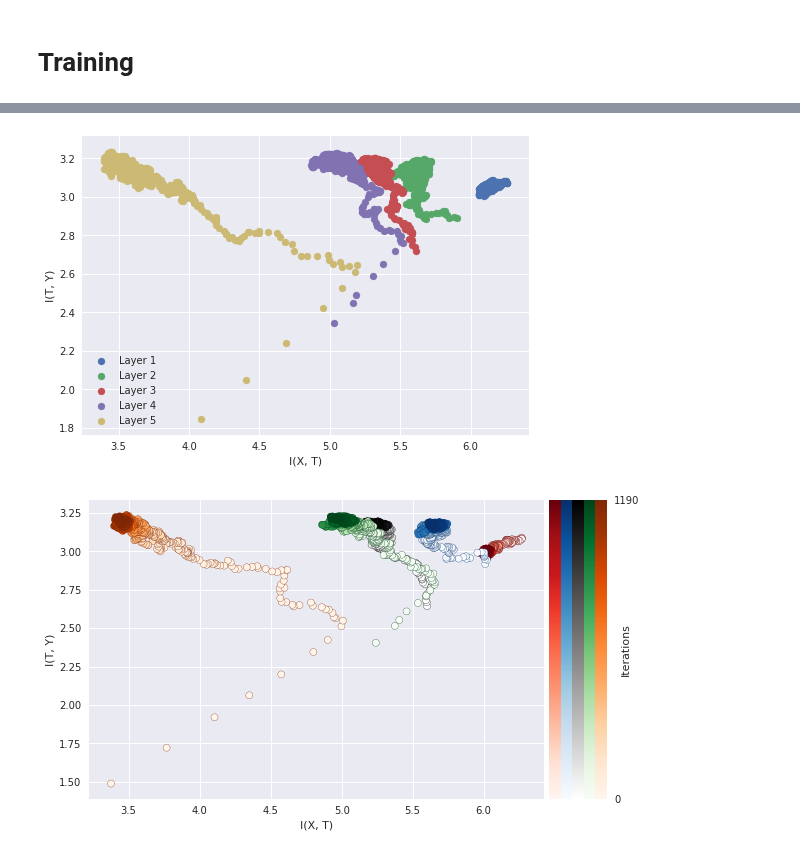
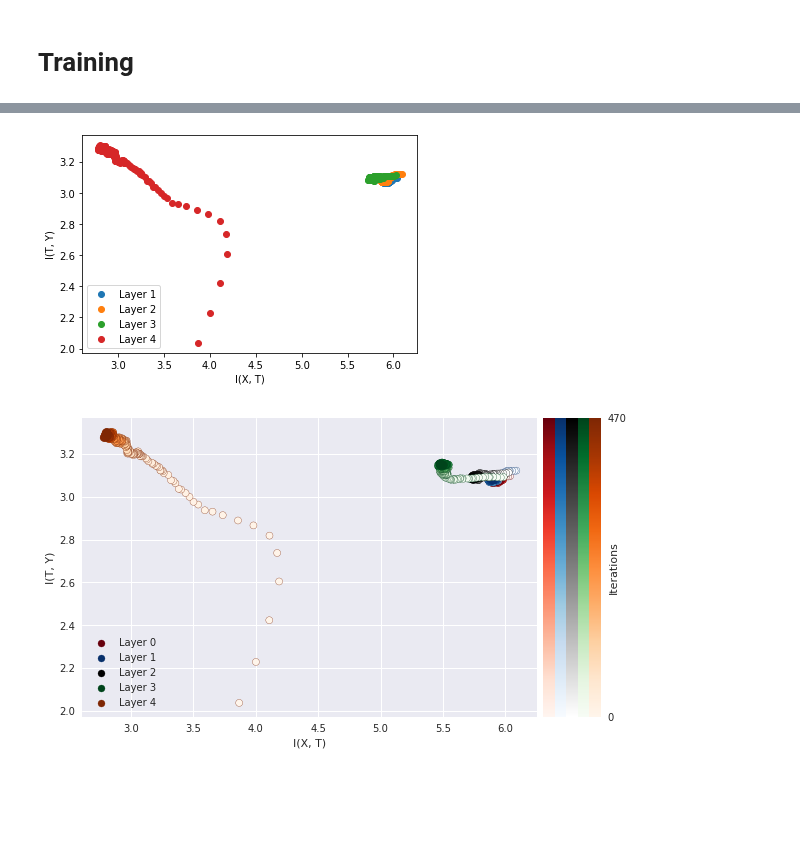
Before and after one commit to SolidusAbi/IPDL, a Jupyter notebook: notebooks/IPTests.ipynb, the cells around one changed output, grey strips where cells are left out. Drawn from its saved outputs; the diff is of its cells as text; code cells hidden in the pictures; blank space fills up the shorter version.

```diff
--- a/notebooks/IPTests.ipynb
+++ b/notebooks/IPTests.ipynb
@@ -38,8 +38,5 @@ dataloader = DataLoader(dataset, batch_size=100, shuffle=True, num_workers=0)
 for input, label in dataloader:
     plt.imshow(transformToImage(input[0]), cmap="gray")
     plt.show()
-    print(label[0:10])
-    label = one_hot(label).float()
-    print(label[0:10])
     break
 # %% [output]
@@ -141,7 +127,7 @@ class InformationPlane(torch.nn.Module):
 
         A = MatrixBasedRenyisEntropy.tensorRBFMatrix(x, self.sigma_optimizer.getSigma()).detach()
         Ay = MatrixBasedRenyisEntropy.tensorRBFMatrix(label, 0.1).detach()
-        Ax = MatrixBasedRenyisEntropy.tensorRBFMatrix(input.flatten(1), 6).detach()
+        Ax = MatrixBasedRenyisEntropy.tensorRBFMatrix(input.flatten(1), 8).detach()
 
         self.Ixt.append(MatrixBasedRenyisEntropy.mutualInformation(Ax, A))
         self.Ity.append(MatrixBasedRenyisEntropy.mutualInformation(A, Ay))
@@ -160,38 +146,39 @@ class CNN(nn.Module):
         super(CNN, self).__init__()
         self.layer1 = nn.Sequential(
             nn.Conv2d(1, 4, 3, stride=1, padding=0),
-            nn.ReLU(inplace=True),
+            nn.ReLU(inplace=False),
             nn.BatchNorm2d(4)
         )
 
-        self.layer1_IP = InformationPlane(beta=0.4)
+        self.layer1_IP = InformationPlane(beta=0.5)
 
         self.layer2 = nn.Sequential(
             nn.Conv2d(4, 8, 3, stride=1, padding=0),
-            nn.ReLU(inplace=True),
+            nn.ReLU(inplace=False),
             nn.BatchNorm2d(8),
             nn.MaxPool2d(2, stride=2, ceil_mode=True)
         )
 
-        self.layer2_IP = InformationPlane(beta=0.4)
+        self.layer2_IP = InformationPlane(beta=0.5)
 
         self.layer3 = nn.Sequential(
             nn.Conv2d(8, 16, 3, stride=1, padding=0),
-            nn.ReLU(inplace=True),
+            nn.ReLU(inplace=False),
             nn.BatchNorm2d(16),
             nn.MaxPool2d(2, stride=2, ceil_mode=True)
         )
 
-        self.layer3_IP = InformationPlane(beta=0.4)
+        self.layer3_IP = InformationPlane(beta=0.5)
 
         self.fc = nn.Sequential(
             nn.Linear(400, 256),
-            nn.ReLU(inplace=True),
+            nn.ReLU(inplace=False),
             nn.BatchNorm1d(256),
             nn.Linear(256, 10),
         )
 
-        self.fc_IP = InformationPlane(beta=0.4)
+        self.layer4_IP = InformationPlane(beta=0.5)
+        self.fc_IP = InformationPlane(beta=0.5)
         self.softmax = torch.nn.Softmax()
 
     def forward(self, x, input, label):
@@ -205,7 +192,9 @@ class CNN(nn.Module):
         x = self.layer3_IP(x, input, label)
         x = self.layer3[2:](x)
         x = torch.flatten(x, 1)
-        x = self.fc(x)
+        x = self.fc[0:2](x)
+        self.layer4_IP(x, input, label)
+        x = self.fc[2:](x)
         self.fc_IP(self.softmax(x), input, label)
         return x
 # %% [markdown]
@@ -271,8 +260,8 @@ class MLP(nn.Module):
         self.layer5_IP(self.softmax(x), input, label)
         return x
 # %%
-# net = CNN().cuda()
-net = MLP().cuda()
+net = CNN().cuda()
+# net = MLP().cuda()
 # test = net(input.cuda(), input, label)
 # %% [markdown]
 # Training
@@ -318,20 +325,21 @@ def moving_average(a, n=10) :
 # %%
 # mpl.style.use('seaborn')
 plt.scatter(moving_average(net.layer1_IP.getMutualInformation()[0]), moving_average(net.layer1_IP.getMutualInformation()[1]), label="Layer 1")
 plt.scatter(moving_average(net.layer2_IP.getMutualInformation()[0]), moving_average(net.layer2_IP.getMutualInformation()[1]), label="Layer 2")
 plt.scatter(moving_average(net.layer3_IP.getMutualInformation()[0]), moving_average(net.layer3_IP.getMutualInformation()[1]), label="Layer 3")
-# plt.scatter(moving_average(net.fc_IP.getMutualInformation()[0]), moving_average(net.fc_IP.getMutualInformation()[1]), label="Layer 4")
-plt.scatter(moving_average(net.layer4_IP.getMutualInformation()[0]), moving_average(net.layer4_IP.getMutualInformation()[1]), label="Layer 4")
-plt.scatter(moving_average(net.layer5_IP.getMutualInformation()[0]), moving_average(net.layer5_IP.getMutualInformation()[1]), label="Layer 5")
+plt.scatter(moving_average(net.fc_IP.getMutualInformation()[0]), moving_average(net.fc_IP.getMutualInformation()[1]), label="Layer 4")
+# plt.scatter(moving_average(net.layer4_IP.getMutualInformation()[0]), moving_average(net.layer4_IP.getMutualInformation()[1]), label="Layer 4")
+# plt.scatter(moving_average(net.layer5_IP.getMutualInformation()[0]), moving_average(net.layer5_IP.getMutualInformation()[1]), label="Layer 5")
 plt.xlabel("I(X, T)")
 plt.ylabel("I(T, Y)")
 plt.legend()
 plt.show()
 # %% [output]
-[figure, old version]
+[figure, new version]
 # %%
 with plt.style.context('seaborn'):
-    ips = [net.layer1_IP, net.layer2_IP, net.layer3_IP, net.layer4_IP, net.layer5_IP]
+    # ips = [net.layer1_IP, net.layer2_IP, net.layer3_IP, net.layer4_IP, net.layer5_IP]
+    ips = [net.layer1_IP, net.layer2_IP, net.layer3_IP, net.layer4_IP, net.fc_IP]
     colors = ['Reds', 'Blues', 'binary', 'Greens', 'Oranges']
 
     fig = plt.figure(constrained_layout=False)
@@ -355,12 +363,13 @@ with plt.style.context('seaborn'):
         cb = fig.colorbar(sc, cax=f8_ax2, pad=0)
         cb.set_ticks([])
 
+    f8_ax1.legend()
     cb.set_ticks([0, iterations.max()])
     cb.set_label("Iterations", labelpad=-18)
 
     plt.show()
 # %% [output]
-[figure, old version]
+[figure, new version]
 # %%
 from numpy import linalg as LA
 
```
Also changed, not shown: parts of 6 cells of this notebook, 1 other file.
